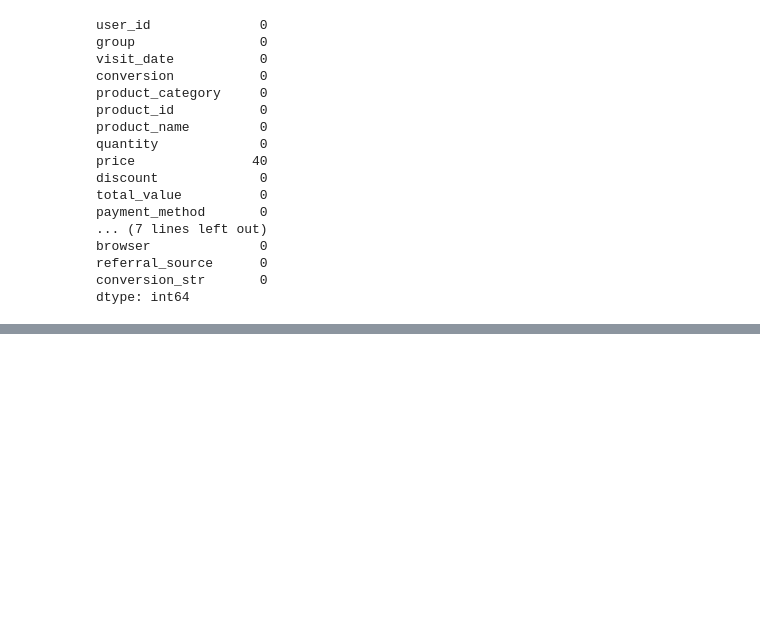
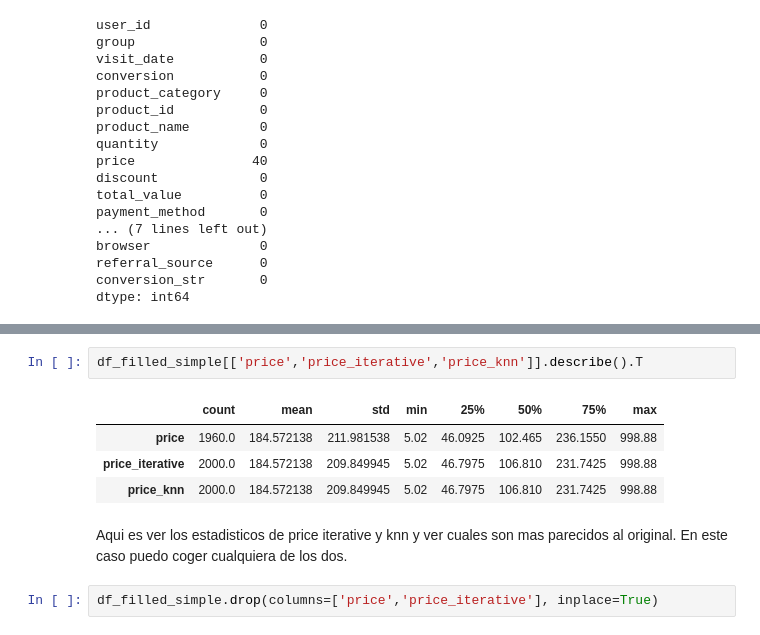
Before and after one commit to Krystiian5/amazon_abtesting, a Jupyter notebook: notebooks/04.nulos.ipynb, the cells around one changed output, grey strips where cells are left out. Cells and saved outputs as stored; diff of their text form; blank space fills up the shorter version.

```diff
--- a/notebooks/04.nulos.ipynb
+++ b/notebooks/04.nulos.ipynb
@@ -320,0 +395,11 @@ dtype: int64
+# %%
+df_filled_simple[['price','price_iterative','price_knn']].describe().T
+# %% [output]
+|  | count | mean | std | min | 25% | 50% | 75% | max |
+| price | 1960.0 | 184.572138 | 211.981538 | 5.02 | 46.0925 | 102.465 | 236.1550 | 998.88 |
+| price_iterative | 2000.0 | 184.572138 | 209.849945 | 5.02 | 46.7975 | 106.810 | 231.7425 | 998.88 |
+| price_knn | 2000.0 | 184.572138 | 209.849945 | 5.02 | 46.7975 | 106.810 | 231.7425 | 998.88 |
+# %% [markdown]
+Aqui es ver los estadisticos de price iterative y knn y ver cuales son mas parecidos al original. En este caso puedo coger cualquiera de los dos.
+# %%
+df_filled_simple.drop(columns=['price','price_iterative'], inplace=True)
```
Also changed, not shown: parts of 10 cells of this notebook, 1 other file.
